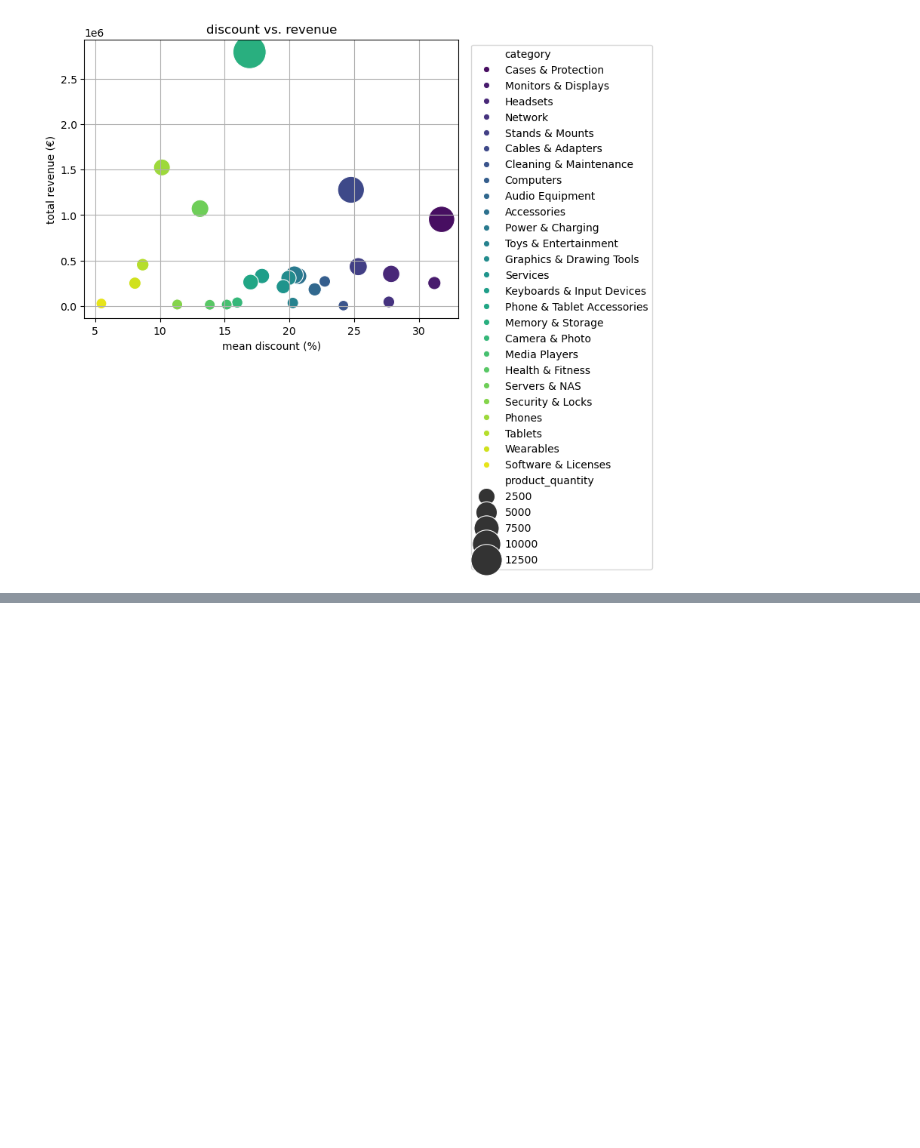
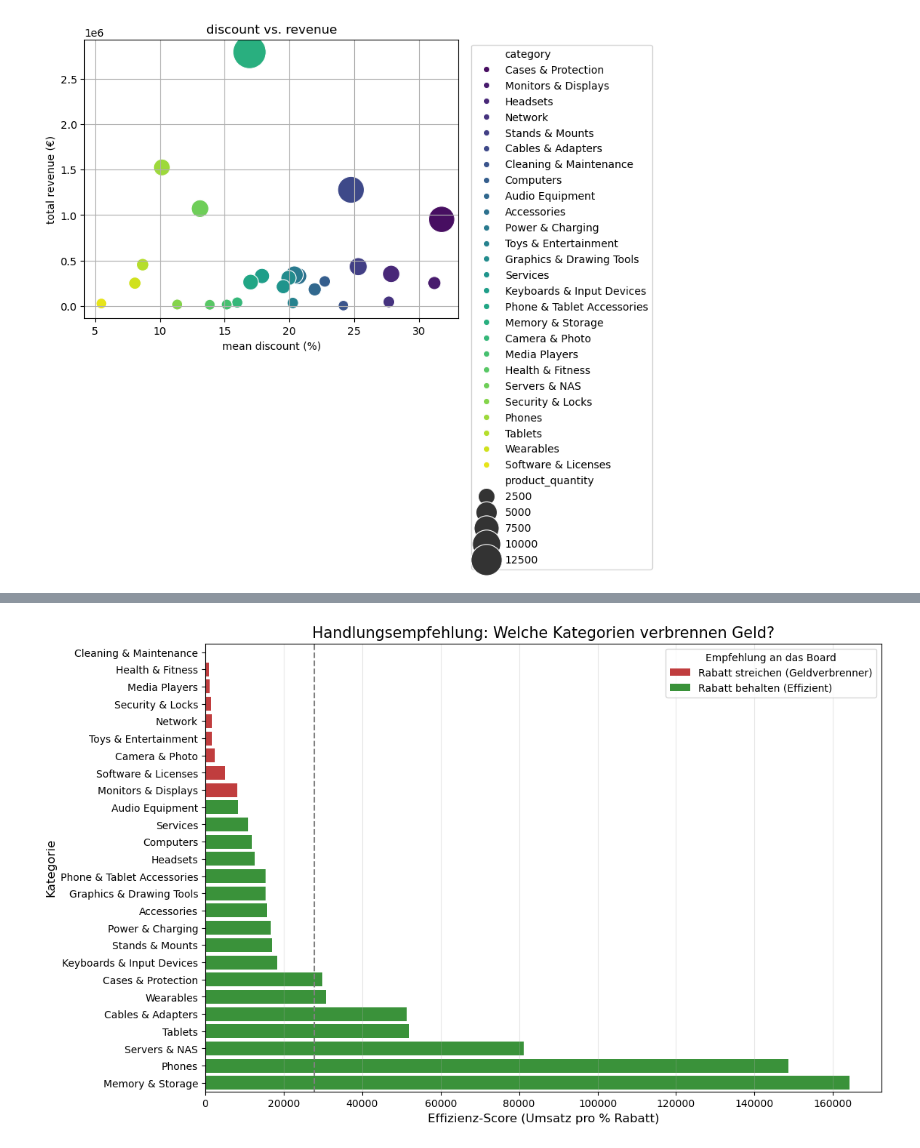
Before and after one commit to Cooljoe67/eniac_data_cleaning, a Jupyter notebook: dataanalysis_group_solution.ipynb, the cells around one changed output, grey strips where cells are left out. Drawn from its saved outputs; the diff is of its cells as text; code cells hidden in the pictures; blank space fills up the shorter version.

Commit message:
ad discount efficiency

```diff
--- a/dataanalysis_group_solution.ipynb
+++ b/dataanalysis_group_solution.ipynb
@@ -900,0 +901,38 @@ plt.show()
+# %%
+import matplotlib.pyplot as plt
+import seaborn as sns
+import numpy as np
+
+# Wir nutzen deine existierende Tabelle 'categorie_stats'
+# Wir berechnen die "Rabatt-Effizienz": Wie viel Umsatz bringt mir 1% Rabatt?
+# (Wir addieren +1 bei discount_prc, um Division durch Null zu vermeiden, falls Rabatt 0 ist)
+categorie_stats['efficiency'] = categorie_stats['total_paid'] / (categorie_stats['discount_prc'] + 0.1)
+
+# Wir definieren eine Schwelle für "Schlecht" (z.B. das untere Drittel der Effizienz)
+threshold = categorie_stats['efficiency'].quantile(0.33)
+
+# Wir erstellen eine Spalte für die Farbe: Rot = Streichen, Grün = Behalten
+categorie_stats['action'] = np.where(categorie_stats['efficiency'] < threshold, 'Rabatt streichen (Geldverbrenner)', 'Rabatt behalten (Effizient)')
+
+# Sortieren für den Plot
+categorie_stats_sorted = categorie_stats.sort_values(by='efficiency', ascending=True)
+
+# --- DER PLOT ---
+plt.figure(figsize=(12, 8))
+
+# Wir nutzen hue für die Einfärbung nach unserer Empfehlung
+sns.barplot(data=categorie_stats_sorted, y='category', x='efficiency', hue='action', dodge=False, palette={'Rabatt streichen (Geldverbrenner)': '#D62728', 'Rabatt behalten (Effizient)': '#2CA02C'})
+
+plt.title('Handlungsempfehlung: Welche Kategorien verbrennen Geld?', fontsize=15)
+plt.xlabel('Effizienz-Score (Umsatz pro % Rabatt)', fontsize=12)
+plt.ylabel('Kategorie', fontsize=12)
+plt.grid(axis='x', alpha=0.3)
+plt.legend(title='Empfehlung an das Board')
+
+# Optional: Eine Linie für den Durchschnitt
+avg_efficiency = categorie_stats['efficiency'].mean()
+plt.axvline(avg_efficiency, color='grey', linestyle='--', label='Durchschnittliche Effizienz')
+
+plt.show()
+# %% [output]
+[figure, added]
```
Also changed, not shown: parts of 2 cells of this notebook, 1 other file.
